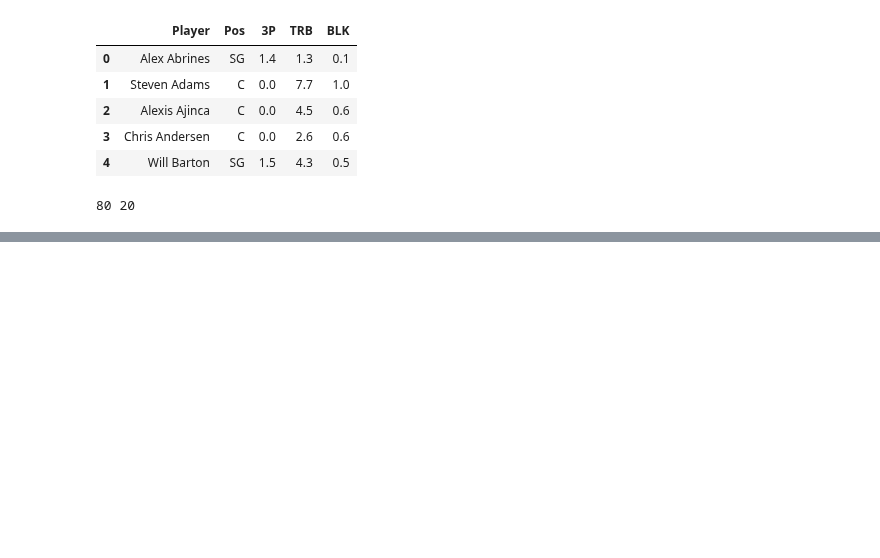
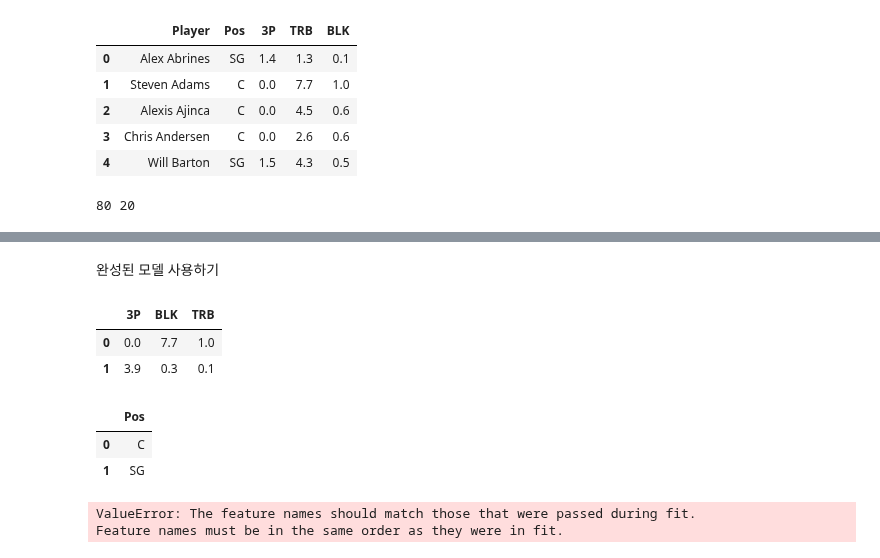
Before and after one commit to hanmin-oh/PythonClass, a Jupyter notebook: 04_machineLearning/workspace/11_kNN(k_Nearest_Neighbor).ipynb, the cells around one changed output, grey strips where cells are left out. Drawn from its saved outputs; the diff is of its cells as text; code cells hidden in the pictures; blank space fills up the shorter version.

```diff
--- a/04_machineLearning/workspace/11_kNN(k_Nearest_Neighbor).ipynb
+++ b/04_machineLearning/workspace/11_kNN(k_Nearest_Neighbor).ipynb
@@ -96,0 +186,27 @@ k-fold 교차 검증은 기존 데이터를 k개로 나눠서 k번 정확도를
+# %% [markdown]
+완성된 모델 사용하기
+# %%
+x = {'3P': [0, 3.9], 'BLK': [7.7, 0.3], 'TRB': [1, 0.1]}
+x_test = pd.DataFrame(x)
+x_test
+# %% [output]
+|  | 3P | BLK | TRB |
+| 0 | 0.0 | 7.7 | 1.0 |
+| 1 | 3.9 | 0.3 | 0.1 |
+# %%
+y = {'Pos': ['C', 'SG']}
+y_test = pd.DataFrame(y)
+y_test
+# %% [output]
+|  | Pos |
+| 0 | C |
+| 1 | SG |
+# %%
+predict = knn.predict(x_test)
+print(predict)
+print('정확도: {}'.format(accuracy_score(y_test.values.ravel(), predict)))
+comparison = pd.DataFrame({'예측값': predict, '실제값': y_test.values.ravel()})
+comparison
+# %% [output]
+ValueError: The feature names should match those that were passed during fit.
+Feature names must be in the same order as they were in fit.
```
Also changed, not shown: parts of 9 cells of this notebook, 9 other files.
